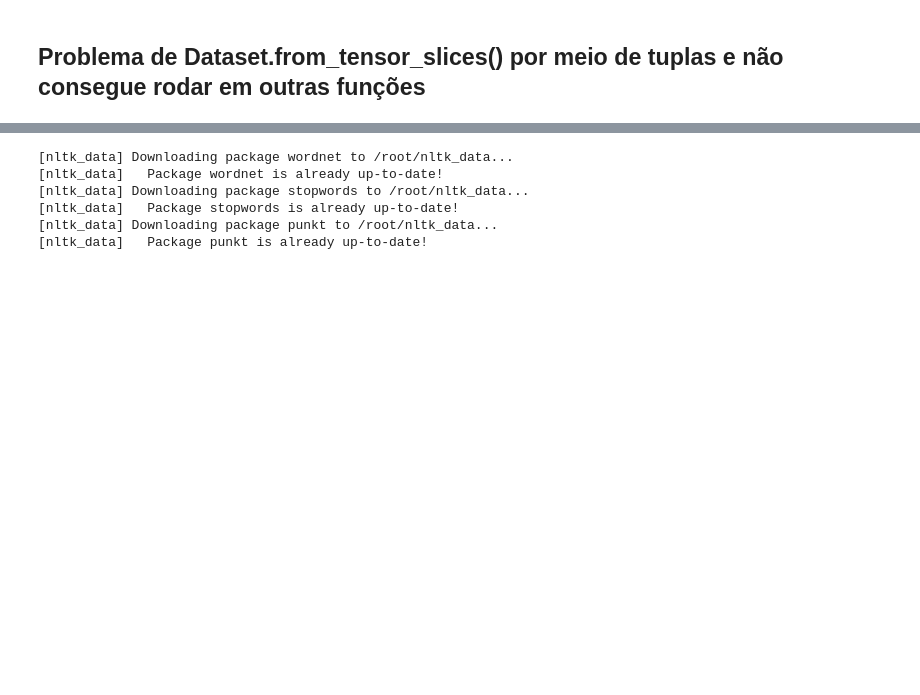
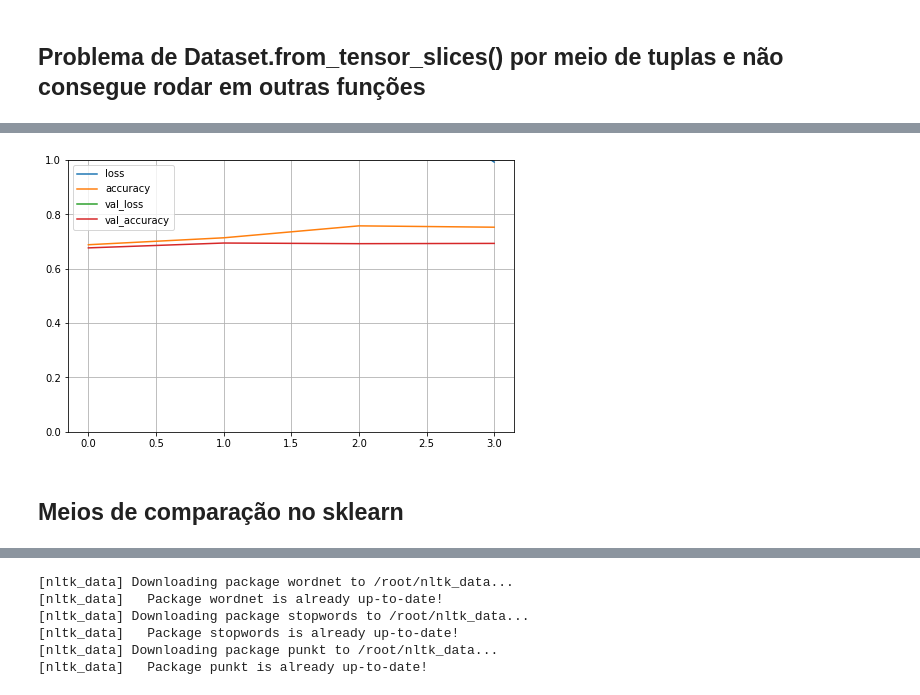
Before and after one commit to Daviunb6202/Projetos-CIS-UnB, a Jupyter notebook: Projeto_6.ipynb, the cells around one changed output, grey strips where cells are left out. Drawn from its saved outputs; the diff is of its cells as text; code cells hidden in the pictures; blank space fills up the shorter version.

```diff
--- a/Projeto_6.ipynb
+++ b/Projeto_6.ipynb
@@ -93,0 +257,15 @@ table = tf.lookup.StaticVocabularyTable(vocab_init, num_oov_buckets)
+# %%
+model3 = keras.models.Sequential([
+keras.layers.Embedding(vocab_size + num_oov_buckets, embed_size),
+keras.layers.Bidirectional(keras.layers.LSTM(32, return_sequences=True)),
+keras.layers.Bidirectional(keras.layers.LSTM(32)),
+keras.layers.Dense(5)
+])
+# %%
+from tensorflow.keras.optimizers import Adam
+early_stopping_cb = keras.callbacks.EarlyStopping(patience=3, min_delta=0.02, baseline=90.00, restore_best_weights=True)
+
+
+model3.compile(optimizer=Adam(learning_rate=0.001), loss='sparse_categorical_crossentropy', metrics=['accuracy'])
+history3 = model3.fit(dataset_train, validation_data= dataset_valid, epochs=20, callbacks=[early_stopping_cb])
+model3.save('Modelo_melhorado.h5')
@@ -93,0 +281,9 @@ table = tf.lookup.StaticVocabularyTable(vocab_init, num_oov_buckets)
+# %%
+pd.DataFrame(history3.history).plot(figsize=(8, 5))
+plt.grid(True)
+plt.gca().set_ylim(0, 1)
+plt.show()
+# %% [output]
+[figure, added]
+# %% [markdown]
+## Meios de comparação no sklearn
```
Also changed, not shown: parts of 57 cells of this notebook.
